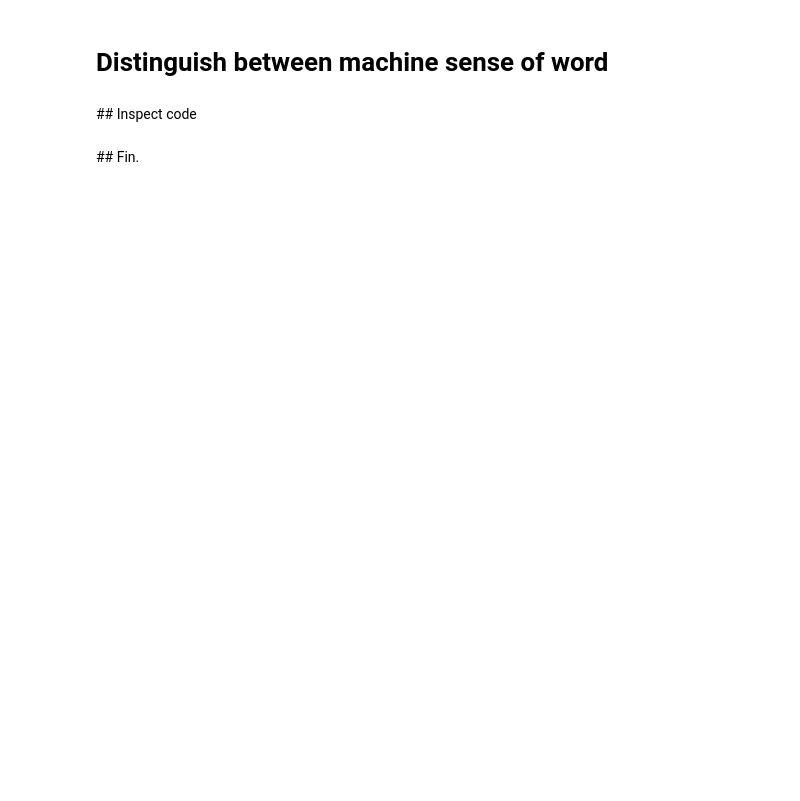
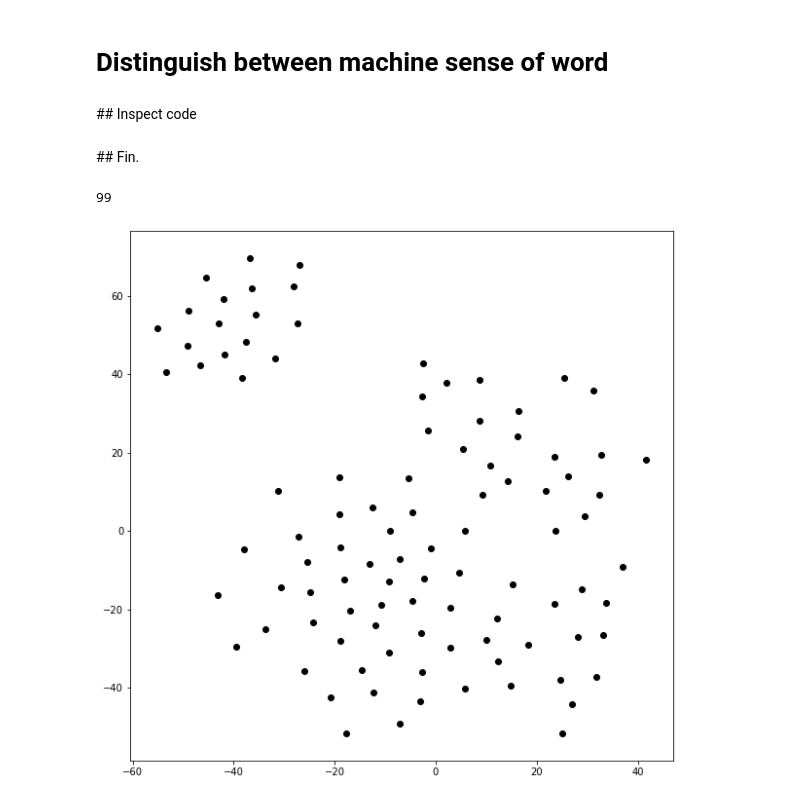
Before and after one commit to Living-with-machines/TargetedSenseDisambiguation, a Jupyter notebook: 44 - kNN BERT Baseline.ipynb, the cells around one changed output. Cells and saved outputs as stored; diff of their text form; code cells hidden in the pictures; blank space fills up the shorter version.

```diff
--- a/44 - kNN BERT Baseline.ipynb
+++ b/44 - kNN BERT Baseline.ipynb
@@ -236,20 +241,24 @@ selected_quotations.apply(get_target_token_vector,
 # %% [markdown]
 ## Fin.
 # %%
-# X = [v.reshape(-1) for v in quot_sel.vector if v is not None]
-# senses = [color_codes[s] for s,v in zip(quot_sel.sense_id,quot_sel.vector) if v is not None]
-# #
+X = [v.reshape(-1) for v in quotations_by_lemma.vector if v is not None]
+print(len(X))
+#senses = [color_codes[s] for s,v in zip(quot_sel.sense_id,quot_sel.vector) if v is not None]
+#
 
-# import numpy as np
-# import matplotlib.pyplot as plt
-# from sklearn.manifold import TSNE
-# fig = plt.figure(figsize = (10,10))
+import numpy as np
+import matplotlib.pyplot as plt
+from sklearn.manifold import TSNE
+fig = plt.figure(figsize = (10,10))
 
-# tsne = TSNE(n_components=2, random_state=0,metric='cosine')
-# X_2d = tsne.fit_transform(X)
+tsne = TSNE(n_components=2, random_state=0,metric='cosine')
+X_2d = tsne.fit_transform(X)
 
-# for i,x in enumerate(X):
+for i,x in enumerate(X):
 
-#     plt.scatter(X_2d[i, 0], X_2d[i, 1],c=senses[i])
+    plt.scatter(X_2d[i, 0], X_2d[i, 1], c='#000000')
 
-# plt.show()
+plt.show()
+# %% [output]
+99
+[figure, added]
```
Also changed, not shown: parts of 7 cells of this notebook.
